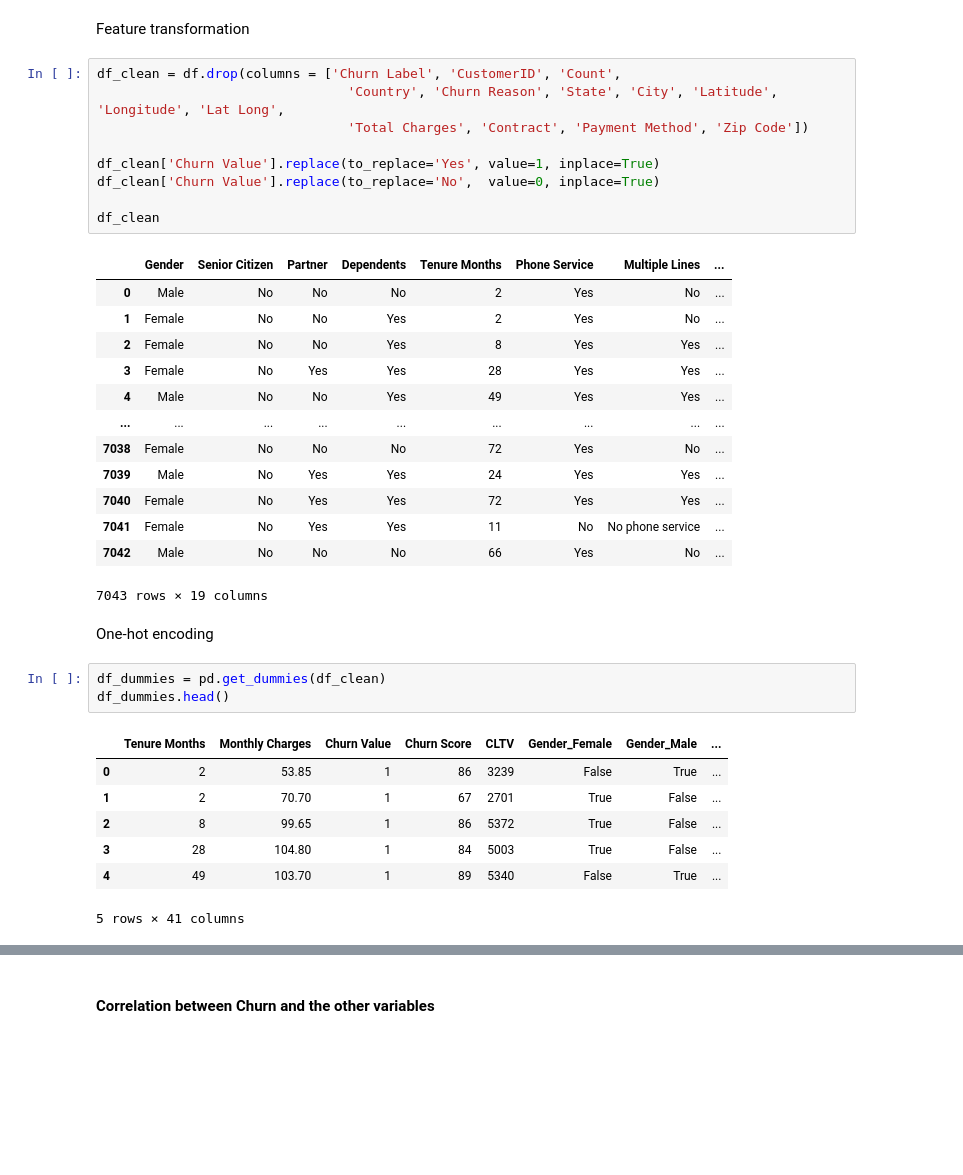
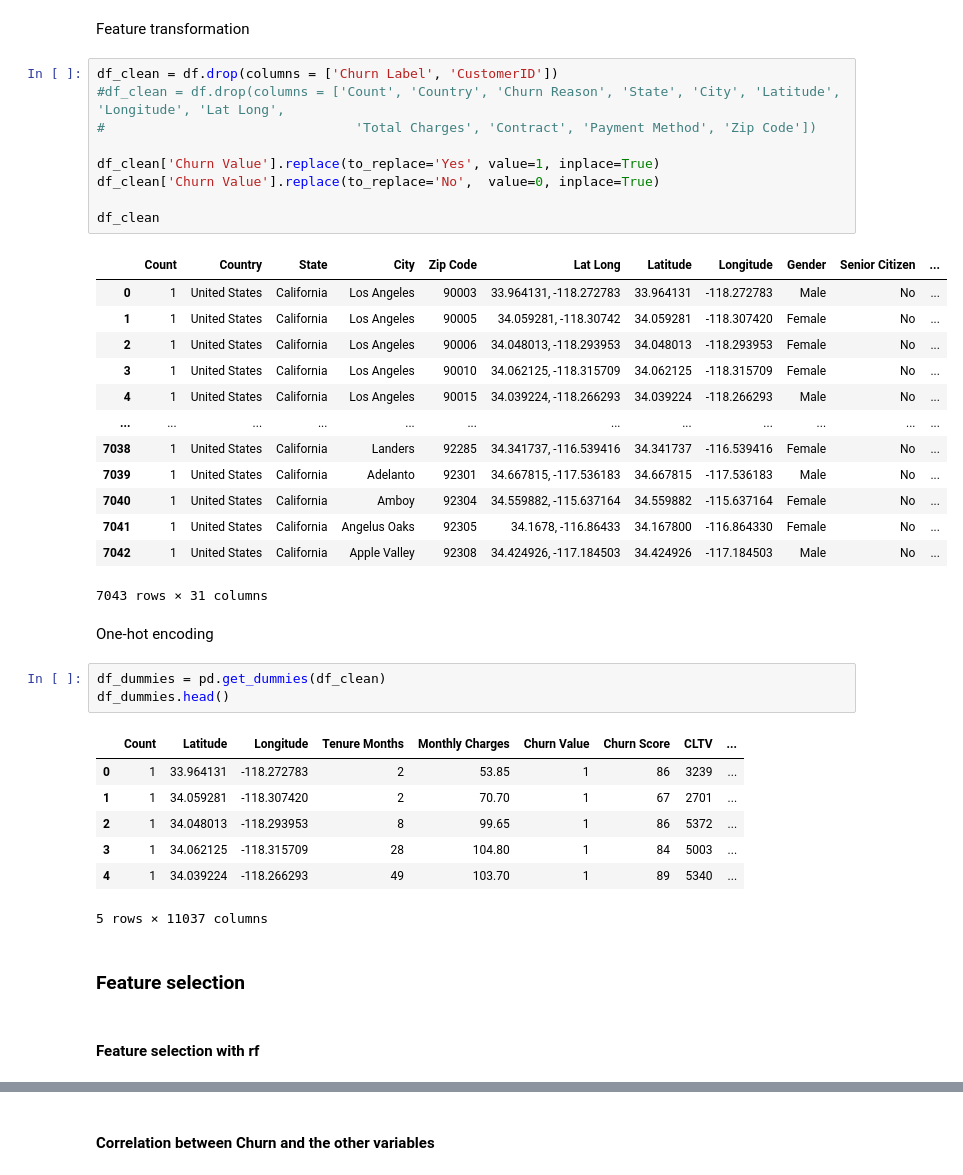
Before and after one commit to JulieMuller/AI-mini-project, a Jupyter notebook: Churn/Churn.ipynb, the cells around one changed output, grey strips where cells are left out. Saved outputs shown, nothing was run; the diff lists cells and outputs as text; blank space fills up the shorter version.

```diff
--- a/Churn/Churn.ipynb
+++ b/Churn/Churn.ipynb
@@ -193,38 +193,42 @@ All the missing values in the churn reason match custumers that didn't churn
 # %% [markdown]
 Feature transformation
 # %%
-df_clean = df.drop(columns = ['Churn Label', 'CustomerID', 'Count',
-                                'Country', 'Churn Reason', 'State', 'City', 'Latitude', 'Longitude', 'Lat Long',
-                                'Total Charges', 'Contract', 'Payment Method', 'Zip Code'])
+df_clean = df.drop(columns = ['Churn Label', 'CustomerID'])
+#df_clean = df.drop(columns = ['Count', 'Country', 'Churn Reason', 'State', 'City', 'Latitude', 'Longitude', 'Lat Long',
+#                                'Total Charges', 'Contract', 'Payment Method', 'Zip Code'])
 
 df_clean['Churn Value'].replace(to_replace='Yes', value=1, inplace=True)
 df_clean['Churn Value'].replace(to_replace='No',  value=0, inplace=True)
 
 df_clean
 # %% [output]
-|  | Gender | Senior Citizen | Partner | Dependents | Tenure Months | Phone Service | Multiple Lines | ... |
-| 0 | Male | No | No | No | 2 | Yes | No | ... |
-| 1 | Female | No | No | Yes | 2 | Yes | No | ... |
-| 2 | Female | No | No | Yes | 8 | Yes | Yes | ... |
-| 3 | Female | No | Yes | Yes | 28 | Yes | Yes | ... |
-| 4 | Male | No | No | Yes | 49 | Yes | Yes | ... |
-| ... | ... | ... | ... | ... | ... | ... | ... | ... |
-| 7038 | Female | No | No | No | 72 | Yes | No | ... |
-| 7039 | Male | No | Yes | Yes | 24 | Yes | Yes | ... |
-| 7040 | Female | No | Yes | Yes | 72 | Yes | Yes | ... |
-| 7041 | Female | No | Yes | Yes | 11 | No | No phone service | ... |
-| 7042 | Male | No | No | No | 66 | Yes | No | ... |
+|  | Count | Country | State | City | Zip Code | Lat Long | Latitude | Longitude | Gender | Senior Citizen | ... |
+| 0 | 1 | United States | California | Los Angeles | 90003 | 33.964131, -118.272783 | 33.964131 | -118.272783 | Male | No | ... |
+| 1 | 1 | United States | California | Los Angeles | 90005 | 34.059281, -118.30742 | 34.059281 | -118.307420 | Female | No | ... |
+| 2 | 1 | United States | California | Los Angeles | 90006 | 34.048013, -118.293953 | 34.048013 | -118.293953 | Female | No | ... |
+| 3 | 1 | United States | California | Los Angeles | 90010 | 34.062125, -118.315709 | 34.062125 | -118.315709 | Female | No | ... |
+| 4 | 1 | United States | California | Los Angeles | 90015 | 34.039224, -118.266293 | 34.039224 | -118.266293 | Male | No | ... |
+| ... | ... | ... | ... | ... | ... | ... | ... | ... | ... | ... | ... |
+| 7038 | 1 | United States | California | Landers | 92285 | 34.341737, -116.539416 | 34.341737 | -116.539416 | Female | No | ... |
+| 7039 | 1 | United States | California | Adelanto | 92301 | 34.667815, -117.536183 | 34.667815 | -117.536183 | Male | No | ... |
+| 7040 | 1 | United States | California | Amboy | 92304 | 34.559882, -115.637164 | 34.559882 | -115.637164 | Female | No | ... |
+| 7041 | 1 | United States | California | Angelus Oaks | 92305 | 34.1678, -116.86433 | 34.167800 | -116.864330 | Female | No | ... |
+| 7042 | 1 | United States | California | Apple Valley | 92308 | 34.424926, -117.184503 | 34.424926 | -117.184503 | Male | No | ... |
-7043 rows × 19 columns
+7043 rows × 31 columns
 # %% [markdown]
 One-hot encoding
 # %%
 df_dummies = pd.get_dummies(df_clean)
 df_dummies.head()
 # %% [output]
-|  | Tenure Months | Monthly Charges | Churn Value | Churn Score | CLTV | Gender_Female | Gender_Male | ... |
-| 0 | 2 | 53.85 | 1 | 86 | 3239 | False | True | ... |
-| 1 | 2 | 70.70 | 1 | 67 | 2701 | True | False | ... |
-| 2 | 8 | 99.65 | 1 | 86 | 5372 | True | False | ... |
-| 3 | 28 | 104.80 | 1 | 84 | 5003 | True | False | ... |
-| 4 | 49 | 103.70 | 1 | 89 | 5340 | False | True | ... |
+|  | Count | Latitude | Longitude | Tenure Months | Monthly Charges | Churn Value | Churn Score | CLTV | ... |
+| 0 | 1 | 33.964131 | -118.272783 | 2 | 53.85 | 1 | 86 | 3239 | ... |
+| 1 | 1 | 34.059281 | -118.307420 | 2 | 70.70 | 1 | 67 | 2701 | ... |
+| 2 | 1 | 34.048013 | -118.293953 | 8 | 99.65 | 1 | 86 | 5372 | ... |
+| 3 | 1 | 34.062125 | -118.315709 | 28 | 104.80 | 1 | 84 | 5003 | ... |
+| 4 | 1 | 34.039224 | -118.266293 | 49 | 103.70 | 1 | 89 | 5340 | ... |
-5 rows × 41 columns
+5 rows × 11037 columns
+# %% [markdown]
+### Feature selection
+# %% [markdown]
+#### Feature selection with rf
```
Also changed, not shown: parts of 26 cells of this notebook, 5 other files.
